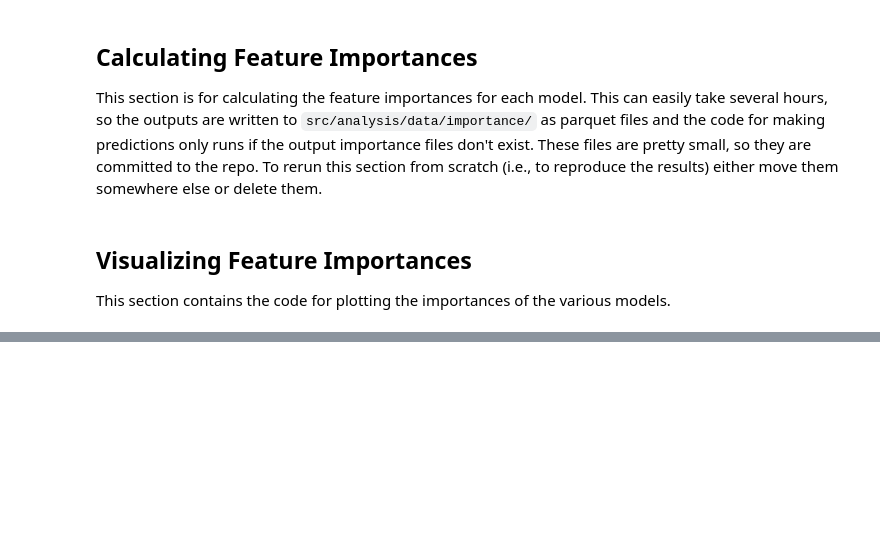
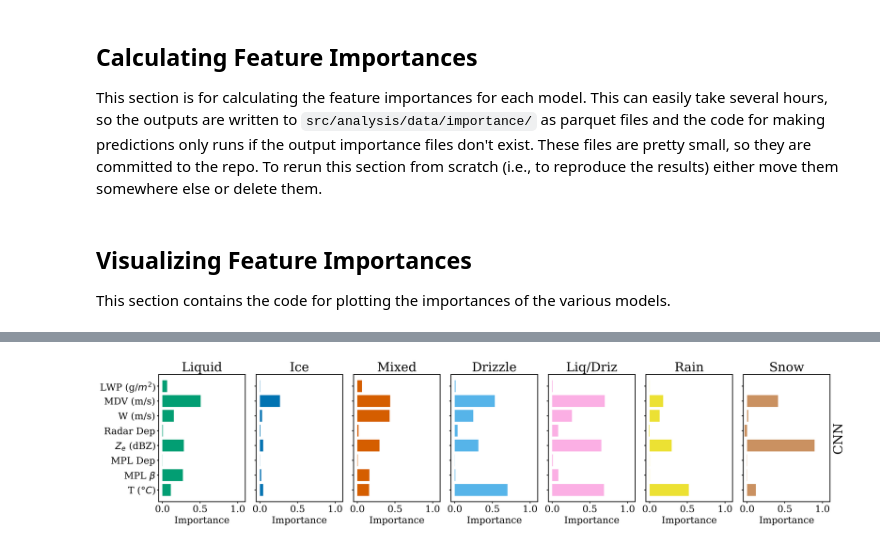
Before and after one commit to maxwelllevin/cloudphase-ml-amt, a Jupyter notebook: src/analysis/importances.ipynb, the cells around one changed output, grey strips where cells are left out. Cells and saved outputs as stored; diff of their text form; code cells hidden in the pictures; blank space fills up the shorter version.

Commit message:
Feature importances

```diff
--- a/src/analysis/importances.ipynb
+++ b/src/analysis/importances.ipynb
@@ -460,8 +460,8 @@ phases = {
     "avg": "Avg",
 }
 models = {
-    "cnnA": "CNN A",
-    "cnnB": "CNN B",
+    # "cnnA": "CNN A",
+    "cnnB": "CNN",
     "mlp": "MLP",
     "rf": "RF",
     "avg": "Avg",
@@ -508,6 +508,6 @@ with plt.style.context("style.mplstyle"):
     # fig.suptitle('Feature Importance by Model and Phase', fontsize=16)
     plt.tight_layout(rect=[0, 0.03, 1, 0.95])
 
-    fig.savefig("figures/importances.png")
+    fig.savefig("figures/all_importances.png")
     plt.show()
 # %% [output]
@@ -514,0 +515,46 @@ with plt.style.context("style.mplstyle"):
+# %%
+phases = {
+    "liquid": "Liquid",
+    "ice": "Ice",
+    "mixed": "Mixed",
+    "drizzle": "Drizzle",
+    "liq_driz": "Liq/Driz",
+    "rain": "Rain",
+    "snow": "Snow",
+    # "avg": "Avg",
+}
+model, model_label = "cnnB", "CNN"
+cmap = cblind_cmap.copy()
+cmap["avg"] = "black"
+
+df = p_i_df.reset_index()
+
+with plt.style.context("style.mplstyle"):
+    fig, axes = plt.subplots(1, len(phases), figsize=(20, 5), sharey=True)
+    for j, phase in enumerate(phases):
+        ax = axes[j]
+        data_to_plot = df[(df['model'] == model) & (df['phase'] == phase)]
+        if not data_to_plot.empty:
+            ax.barh(data_to_plot['feature'], data_to_plot['importance'], color=cmap[phase] if model != "avg" else "black")
+            ax.set_xlim([-0.05, 1.1])
+            ax.xaxis.set_ticks([0.0, 0.5, 1.0])
+            ax.tick_params(axis='both', which='major', labelsize=18)
+
+    # Set Model Labels
+    ax = axes[-1]
+    ax.yaxis.set_label_position("right")
+    ax.set_ylabel(model_label, fontsize=24)
+
+    for j, phase in enumerate(phases.values()):
+        ax = axes[j]
+        ax.set_title(phase, fontsize=24)
+        ax.set_xlabel("Importance", fontsize=18)
+
+
+    # fig.suptitle('Feature Importance by Model and Phase', fontsize=16)
+    plt.tight_layout(rect=[0, 0.03, 1, 0.95])
+
+    fig.savefig("figures/cnn_importances_v1.png")
+    plt.show()
+# %% [output]
+[figure, added]
```
Also changed, not shown: parts of 6 cells of this notebook, 3 other files.
